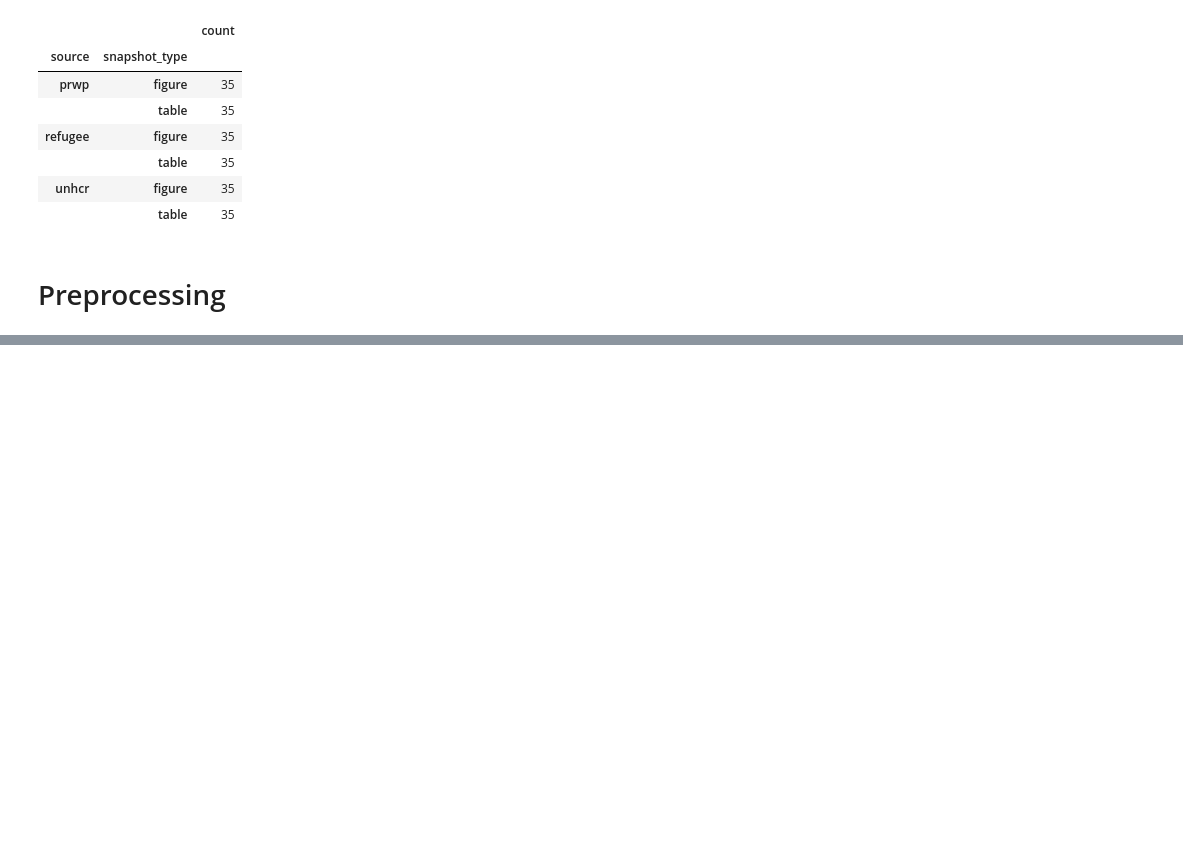
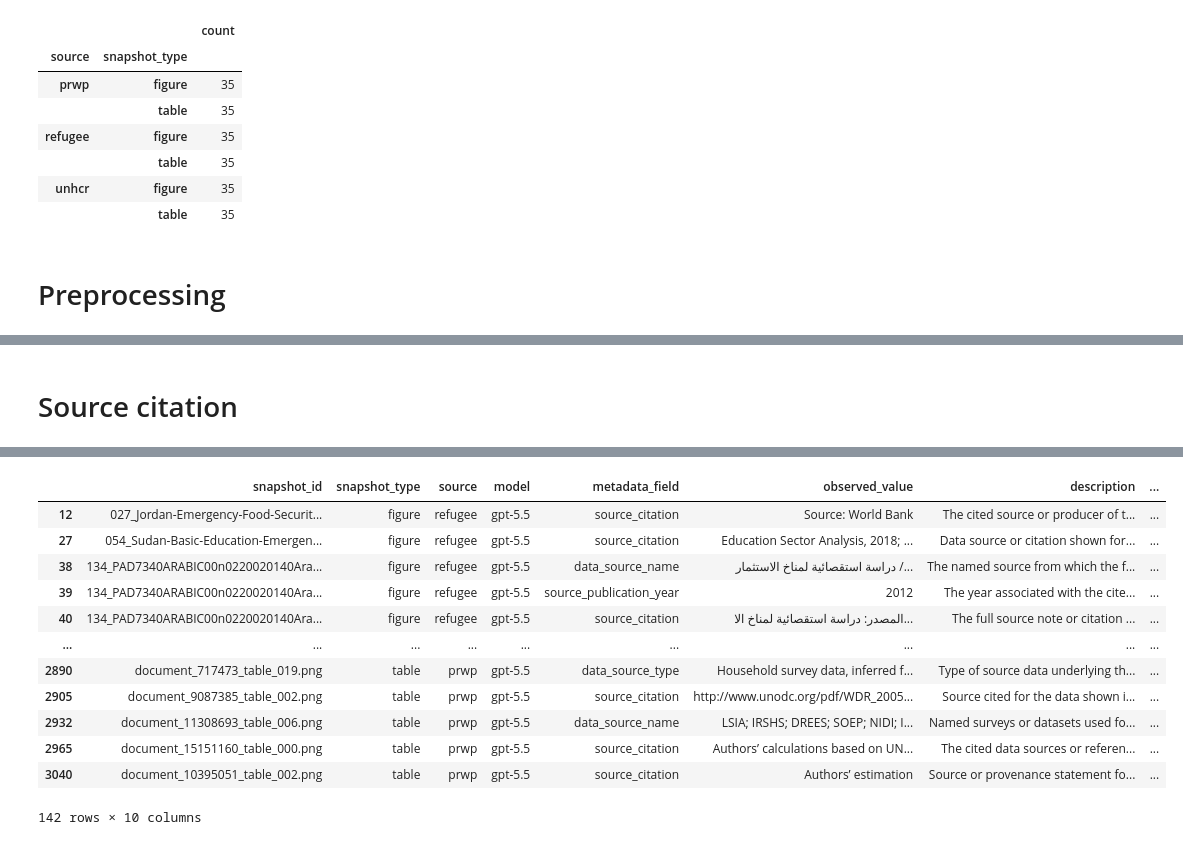
Before and after one commit to ajdajd/data-snapshot, a Jupyter notebook: notebooks/schema_discovery/analysis.ipynb, the cells around one changed output, grey strips where cells are left out. Cells and saved outputs as stored; diff of their text form; code cells hidden in the pictures; blank space fills up the shorter version.

```diff
--- a/notebooks/schema_discovery/analysis.ipynb
+++ b/notebooks/schema_discovery/analysis.ipynb
@@ -77,0 +91,12 @@ df.to_csv("discovery_results.csv", index=False)
+# %% [markdown]
+# Source citation
+# %%
+source_df = df[df["metadata_field"].str.contains("source")].copy()
+excl_list = [
+    x
+    for x in source_df["metadata_field"].unique()
+    if any(sub in x for sub in ["financing", "funding"])
+]
+source_df = source_df[~source_df["metadata_field"].isin(excl_list)]
+source_df
+# %% [output]
@@ -77,0 +104,13 @@ df.to_csv("discovery_results.csv", index=False)
+|  | snapshot_id | snapshot_type | source | model | metadata_field | observed_value | description | ... |
+| 12 | 027_Jordan-Emergency-Food-Securit... | figure | refugee | gpt-5.5 | source_citation | Source: World Bank | The cited source or producer of t... | ... |
+| 27 | 054_Sudan-Basic-Education-Emergen... | figure | refugee | gpt-5.5 | source_citation | Education Sector Analysis, 2018; ... | Data source or citation shown for... | ... |
+| 38 | 134_PAD7340ARABIC00n0220020140Ara... | figure | refugee | gpt-5.5 | data_source_name | دراسة استقصائية لمناخ الاستثمار /... | The named source from which the f... | ... |
+| 39 | 134_PAD7340ARABIC00n0220020140Ara... | figure | refugee | gpt-5.5 | source_publication_year | 2012 | The year associated with the cite... | ... |
+| 40 | 134_PAD7340ARABIC00n0220020140Ara... | figure | refugee | gpt-5.5 | source_citation | المصدر: دراسة استقصائية لمناخ الا... | The full source note or citation ... | ... |
+| ... | ... | ... | ... | ... | ... | ... | ... | ... |
+| 2890 | document_717473_table_019.png | table | prwp | gpt-5.5 | data_source_type | Household survey data, inferred f... | Type of source data underlying th... | ... |
+| 2905 | document_9087385_table_002.png | table | prwp | gpt-5.5 | source_citation | http://www.unodc.org/pdf/WDR_2005... | Source cited for the data shown i... | ... |
+| 2932 | document_11308693_table_006.png | table | prwp | gpt-5.5 | data_source_name | LSIA; IRSHS; DREES; SOEP; NIDI; I... | Named surveys or datasets used fo... | ... |
+| 2965 | document_15151160_table_000.png | table | prwp | gpt-5.5 | source_citation | Authors’ calculations based on UN... | The cited data sources or referen... | ... |
+| 3040 | document_10395051_table_002.png | table | prwp | gpt-5.5 | source_citation | Authors’ estimation | Source or provenance statement fo... | ... |
+142 rows × 10 columns
```
Also changed, not shown: parts of 22 cells of this notebook, 2 other files.
